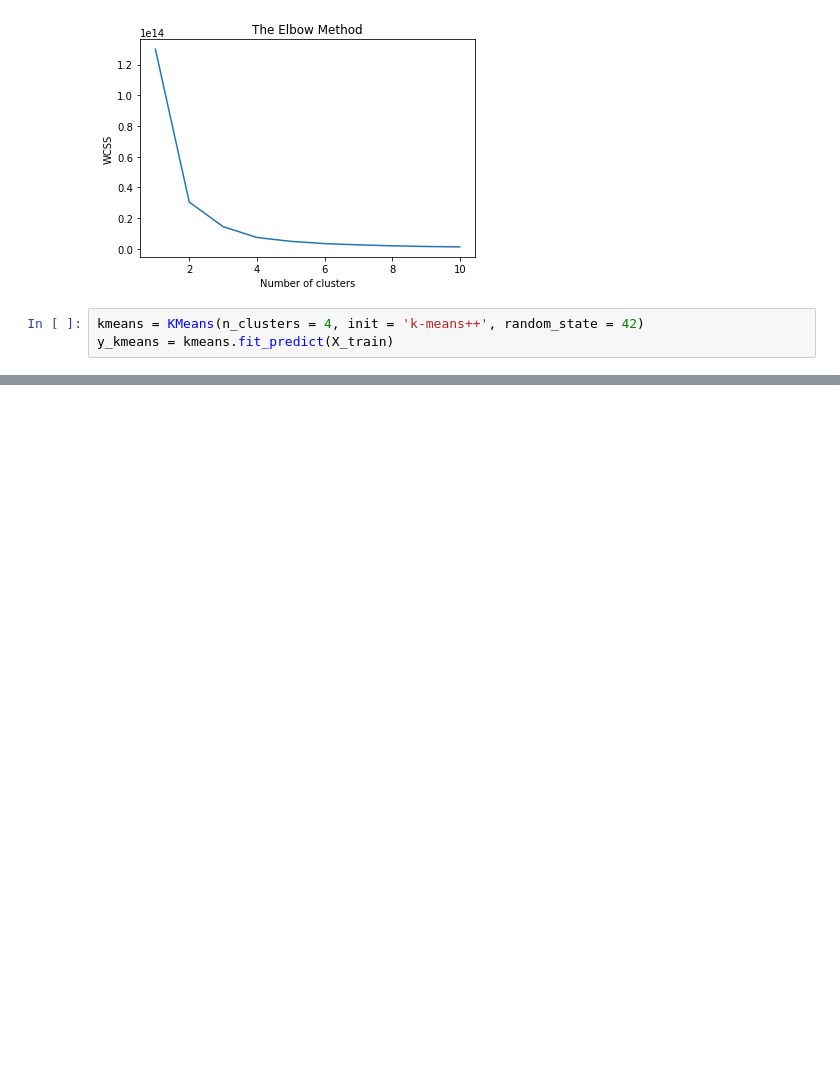
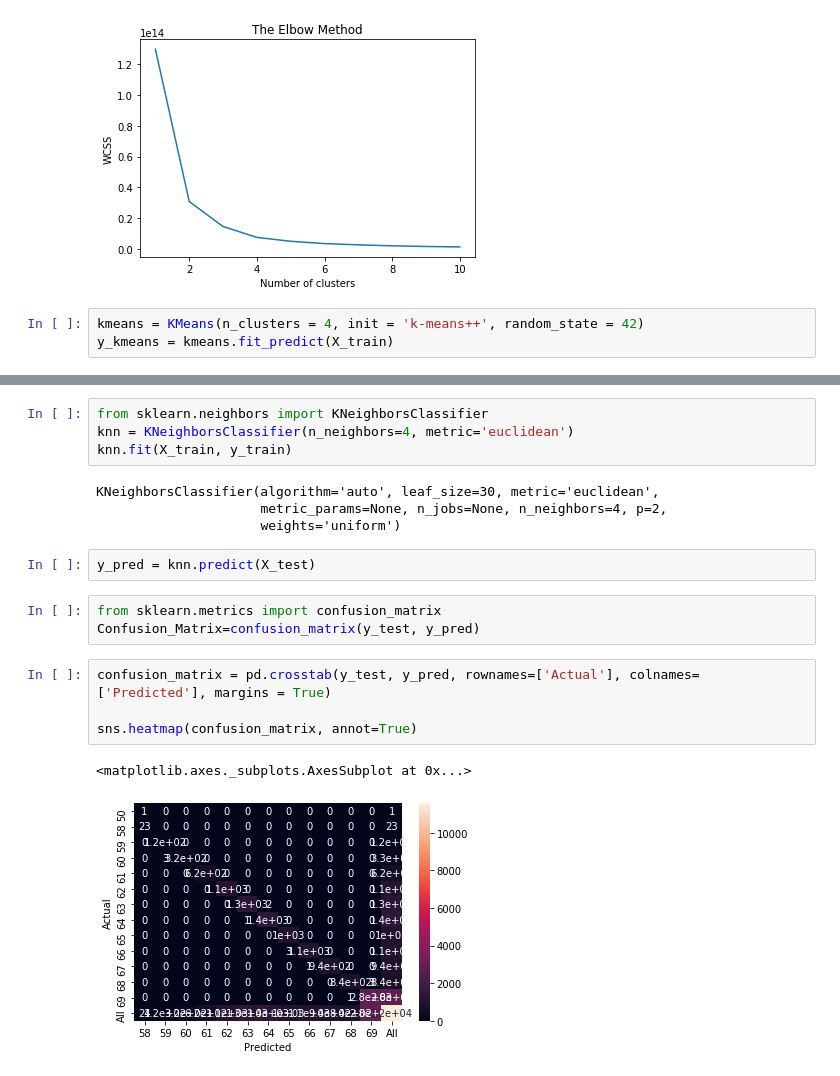
Before and after one commit to testertester193/SEMS, a Jupyter notebook: Kmeans_data.ipynb, the cells around one changed output, grey strips where cells are left out. Cells and saved outputs as stored; diff of their text form; blank space fills up the shorter version.

```diff
--- a/Kmeans_data.ipynb
+++ b/Kmeans_data.ipynb
@@ -77,0 +94,20 @@ plt.scatter(X_train['Environment:Site Outdoor Air Drybulb Temperature [C](TimeSt
+# %%
+from sklearn.neighbors import KNeighborsClassifier
+knn = KNeighborsClassifier(n_neighbors=4, metric='euclidean')
+knn.fit(X_train, y_train)
+# %% [output]
+KNeighborsClassifier(algorithm='auto', leaf_size=30, metric='euclidean',
+                     metric_params=None, n_jobs=None, n_neighbors=4, p=2,
+                     weights='uniform')
+# %%
+y_pred = knn.predict(X_test)
+# %%
+from sklearn.metrics import confusion_matrix
+Confusion_Matrix=confusion_matrix(y_test, y_pred)
+# %%
+confusion_matrix = pd.crosstab(y_test, y_pred, rownames=['Actual'], colnames=['Predicted'], margins = True)
+
+sns.heatmap(confusion_matrix, annot=True)
+# %% [output]
+<matplotlib.axes._subplots.AxesSubplot at 0x...>
+[figure, added]
```
Also changed, not shown: parts of 16 cells of this notebook, 2 other files.
